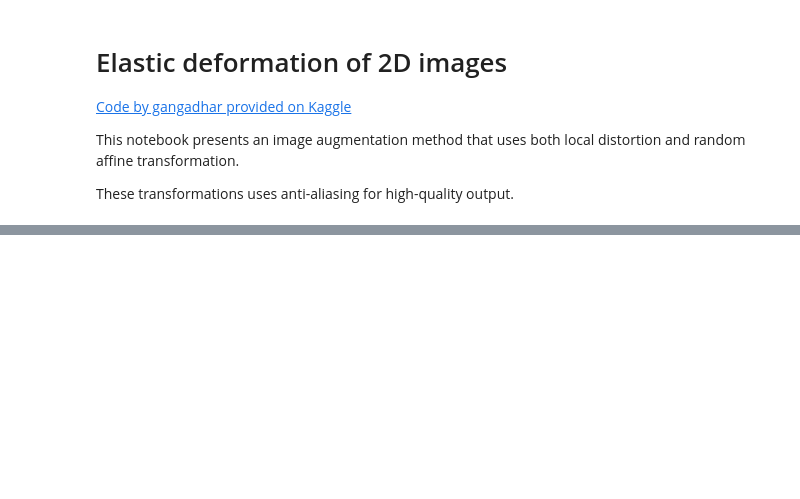
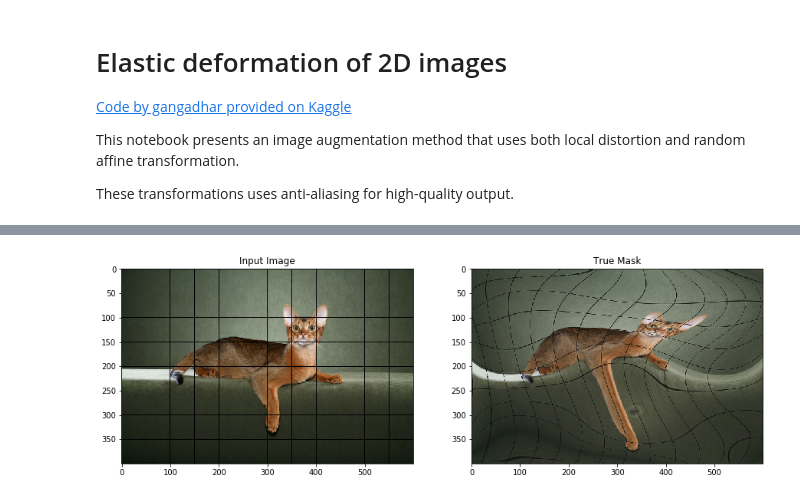
Before and after one commit to randomstructures/ExLSM-Image-Segmentation, a Jupyter notebook: Unet1/elastic-transform-for-data-augmentation.ipynb, the cells around one changed output, grey strips where cells are left out. Saved outputs shown, nothing was run; the diff lists cells and outputs as text; code cells hidden in the pictures; blank space fills up the shorter version.

```diff
--- a/Unet1/elastic-transform-for-data-augmentation.ipynb
+++ b/Unet1/elastic-transform-for-data-augmentation.ipynb
@@ -98,0 +132,53 @@ plt.imshow(np.c_[np.r_[im, im_mask], np.r_[im_t, im_mask_t]], cmap='gray')
+# %%
+# Second approach : use a displacement field generated by the bicubic interpolation of displacment vectors on a coarse grid
+
+
+## define grid
+input_shape = im.shape # (x,y,c) shape of input image
+n_lines = 5 # first and last line coincide with the image border !
+grid_x, grid_y = np.linspace(0,input_shape[0],n_lines, dtype=np.integer), np.linspace(0,input_shape[1],n_lines, dtype=np.integer)
+#grid_cx, grid_cy = np.meshgrid(grid_x,grid_y) # point n in the mesh has position (grid_cx[n],grid_cy[n])
+mesh_size = (len(grid_x),len(grid_y))
+
+## draw displacement vectors on grid
+# draw (dx,dy) ~ N(loc,scale) for every entry in the mesh
+grid_dx = np.random.normal(loc = 0, scale = 30, size = mesh_size)
+grid_dy = np.random.normal(loc = 0, scale = 30, size = mesh_size)
+
+## calculate pixel wise displacement by bicubic interpolation
+"""
+RectBivariateSpline(x, y, z)
+Bivariate spline approximation over a rectangular mesh.
+Can be used for both smoothing and interpolating data.
+
+x,y array_like 1-D arrays of coordinates in strictly ascending order.
+
+z array_like 2-D array of data with shape (x.size,y.size).
+"""
+interpolator_dx = scipy.interpolate.RectBivariateSpline(grid_x, grid_y, grid_dx)
+interpolator_dy = scipy.interpolate.RectBivariateSpline(grid_x, grid_y, grid_dy)
+
+def getOriginCords(coords):
+    # coords are assumed to be a coordinate tuple (x,y,c)
+    x = coords[0] + interpolator_dx.ev(coords[0], coords[1])
+    y = coords[1] + interpolator_dy.ev(coords[0], coords[1])
+    return (x,y,coords[2])
+
+"""
+## calculate origin coordinates for every pixel in output
+xx, yy, cc = np.meshgrid(np.arange(input_shape[0]), np.arange(input_shape[1]), np.arange(3) ) # channel c of pixel n lives at (xx[n*c], yy[n*c], cc[n*c]) (?)
+field_dx = interpolator_dx.ev(xx,yy)
+field_dy = interpolator_dy.ev(xx,yy)
+indices = np.reshape(xx+field_dx, (-1, 1)), np.reshape(yy+field_dy, (-1, 1)), np.reshape(cc, (-1,1))
+# evaluate input image at origin cordinates by interpolation and boundary strategy
+output = map_coordinates(im, indices, order=1, mode='reflect')
+# reshape and return output
+output = output.reshape(input_shape)
+
+utility.display([im,output])
+"""
+im_mapped = scipy.ndimage.geometric_transform(im, getOriginCords, mode='reflect')
+
+utility.display([im,im_mapped])
+# %% [output]
+[figure, added]
```
Also changed, not shown: parts of 8 cells of this notebook.
